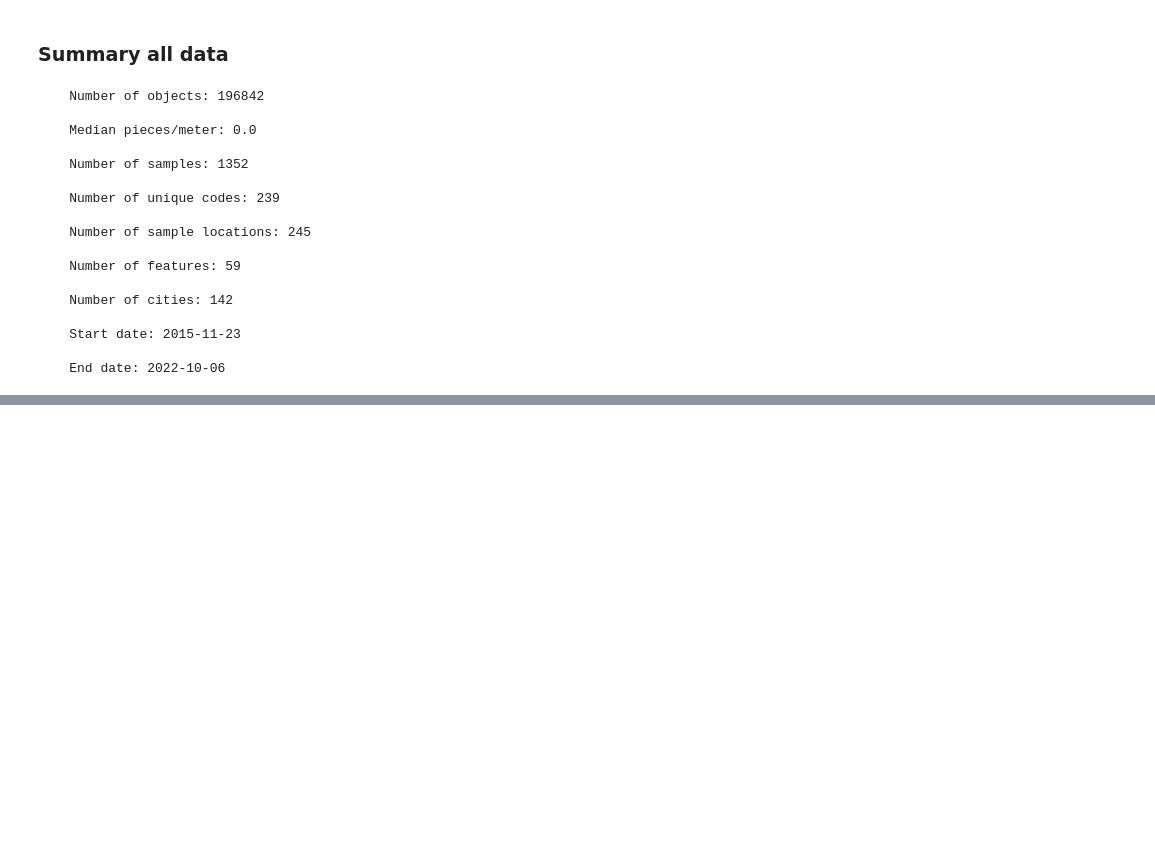
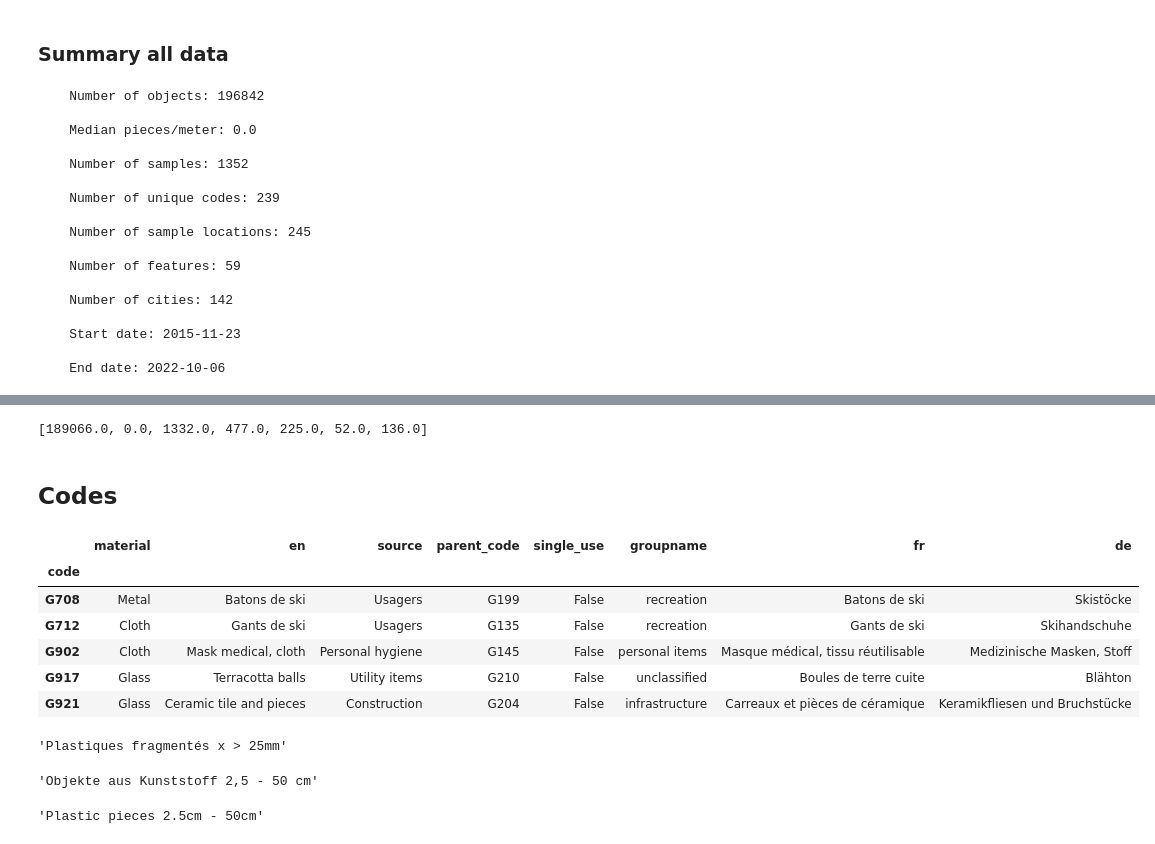
Before and after one commit to hammerdirt-analyst/feb_2024, a Jupyter notebook: data_model_next_itteration.ipynb, the cells around one changed output, grey strips where cells are left out. Drawn from its saved outputs; the diff is of its cells as text; code cells hidden in the pictures; blank space fills up the shorter version.

```diff
--- a/data_model_next_itteration.ipynb
+++ b/data_model_next_itteration.ipynb
@@ -57,8 +102,8 @@ def collect_vitals(data):
     median = data.pcs_m.median()
     samples = data.loc_date.nunique()
     ncodes = data.code.nunique()
-    nlocations = data.location.nunique()
-    nbodies = data.water_name_slug.nunique()
+    nlocations = data.slug.nunique()
+    nbodies = data.feature_name.nunique()
     ncities = data.city.nunique()
     min_date = data["date"].min()
     max_date = data["date"].max()
@@ -79,7 +124,7 @@ def aggregate_gcaps_gfoams_gfrags(data, codes,columns=["Gfoams", "Gfrags", "Gcap
 
     return data
 
-def make_a_summary(vitals):
+def make_a_summary(vitals, add_summary_name=False):
 
     a_summary = f"""
     Number of objects: {vitals[0]}
@@ -101,6 +146,14 @@ def make_a_summary(vitals):
     End date: {vitals[8]}
 
     """
+
+    if add_summary_name:
+        a_summary = f"""
+        Summary name = {add_summary_name}
+
+        {a_summary}
+        """
+
     return a_summary
 code_cols = ['material', 'description', 'source', 'parent_code', 'single_use', 'groupname']
 a_cols = [
@@ -128,13 +181,39 @@ c_cols = [
     'city',
     'code',
 ]
+
+group_by_columns = [
+    'loc_date',
+    'date',
+    'feature_name',
+    'slug',
+    'parent_boundary',
+    'length',
+    'groupname',
+    'city',
+    'code',
+]
 agg_this = {
     "quantity":"sum",
     "pcs_m": "sum"
 }
+
+not_these = [
+    'sihlsee_einsiedeln_schilligerllacherl',
+    'schiffenensee_duedingen_hirschij',
+    'lac-leman-hammerdirt',
+    'thur_schoenenberg_schaera',
+    'katzenbach_zuerich_sanesim',
+    'inn_pradella_kohlt',
+    'emme_luterbach_huggenbergerk',
+    'lotschebach_bern_scheurerk',
+    'mammern-swisslitterreport',
+    'berlingen-swisslitterreport'
+]
+
 dfCodes = pd.read_csv("data/end_process/codes.csv")
+dfCodes.set_index("code", drop=True, inplace=True)
 test_this = pd.read_csv("data/end_process/new_all.csv")
-t_t = test_this.groupby(c_cols, as_index=False).agg(agg_this)
 # %% [markdown]
 ## Survey data
 # %%
@@ -240,0 +536,27 @@ print(make_a_summary(vitals_slr))
+# %%
+t = np.array(vitals_l[:-2]) + np.array(vitals_r[:-2])
+list(t)
+# %% [output]
+[189066.0, 0.0, 1332.0, 477.0, 225.0, 52.0, 136.0]
+# %% [markdown]
+## Codes
+# %%
+dfCodes.head()
+# %% [output]
+|  | material | en | source | parent_code | single_use | groupname | fr | de |
+| code |  |  |  |  |  |  |  |  |
+| G708 | Metal | Batons de ski | Usagers | G199 | False | recreation | Batons de ski | Skistöcke |
+| G712 | Cloth | Gants de ski | Usagers | G135 | False | recreation | Gants de ski | Skihandschuhe |
+| G902 | Cloth | Mask medical, cloth | Personal hygiene | G145 | False | personal items | Masque médical, tissu réutilisable | Medizinische Masken, Stoff |
+| G917 | Glass | Terracotta balls | Utility items | G210 | False | unclassified | Boules de terre cuite | Blähton |
+| G921 | Glass | Ceramic tile and pieces | Construction | G204 | False | infrastructure | Carreaux et pièces de céramique | Keramikfliesen und Bruchstücke |
+# %%
+# language
+
+dfCodes.loc["G79", "fr"]
+# %% [output]
+'Plastiques fragmentés x > 25mm'
+# %%
+dfCodes.loc["G79", "de"]
+# %% [output]
+'Objekte aus Kunststoff 2,5 - 50 cm'
@@ -240,0 +565,4 @@ print(make_a_summary(vitals_slr))
+# %%
+dfCodes.loc["G79", "en"]
+# %% [output]
+'Plastic pieces 2.5cm - 50cm'
```
Also changed, not shown: parts of 24 cells of this notebook, 6 other files.
